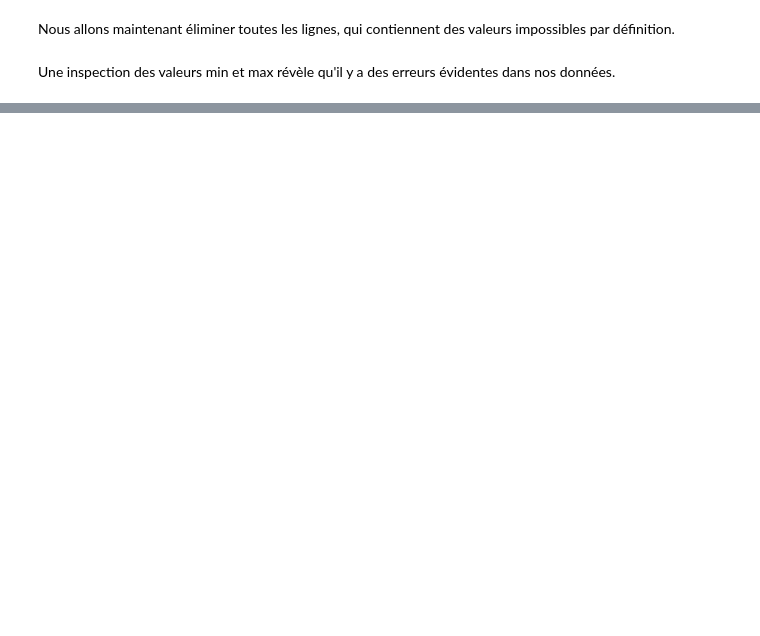
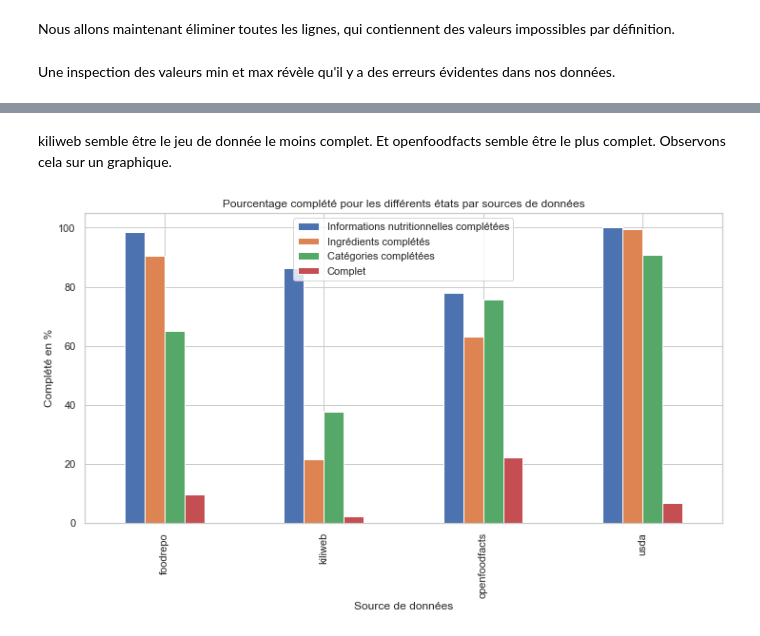
Before and after one commit to Abdess/sante_publique_france, a Jupyter notebook: P3_01_notebook.ipynb, the cells around one changed output, grey strips where cells are left out. Cells and saved outputs as stored; diff of their text form; code cells hidden in the pictures; blank space fills up the shorter version.

```diff
--- a/P3_01_notebook.ipynb
+++ b/P3_01_notebook.ipynb
@@ -828,0 +1001,12 @@ Dans les sections suivantes, nous construirons des sous-ensembles de données d
+# %%
+# 2. Faire une table pivot afin d'avoir
+# une variable pour chaque état individuel.
+# (nous devons réinitialiser l'index et créer
+# une valeur de colonne pour faire pivoter la table)
+df_states.reset_index(inplace=True)
+df_states['values'] = 1
+df_states = df_states.pivot_table(index='code',
+                                  columns='états',
+                                  values='values',
+                                  fill_value=0)
+df_states.head()
@@ -828,0 +1022,7 @@ Dans les sections suivantes, nous construirons des sous-ensembles de données d
+# %%
+# 3. Conserver uniquement les états complétés
+# (supprimer l'état vide et les états contenant "à", "not" et "non")
+columns_to_drop = df_states.columns[df_states.columns.str.contains(
+    r'à|À|not|non')]
+df_states.drop(axis=1, columns=columns_to_drop, inplace=True)
+df_states.head()
@@ -828,0 +1037,3 @@ Dans les sections suivantes, nous construirons des sous-ensembles de données d
+# %%
+# Joindre la variable source
+df_states = df_states.join(df_fr.source, how='inner')
@@ -828,0 +1049,6 @@ Dans les sections suivantes, nous construirons des sous-ensembles de données d
+# %%
+# Proportion en % des observations avec des états complétés par source
+pd.set_option('max_columns', None)
+df_states_prop = df_states.groupby(
+    df_fr.source).agg(lambda x: round(x.sum() / x.shape[0] * 100, 2))
+df_states_prop
@@ -828,0 +1062,17 @@ Dans les sections suivantes, nous construirons des sous-ensembles de données d
+# %% [markdown]
+kiliweb semble être le jeu de donnée le moins complet. Et openfoodfacts semble être le plus complet. Observons cela sur un graphique.
+# %%
+# Dessiner un graphique pour les faits, les ingrédients,
+# les catégories et les états complétés par source.
+df_states_prop.loc[:, [
+    'Informations nutritionnelles complétées', 'Ingrédients complétés',
+    'Catégories complétées', 'Complet'
+]].plot.bar(figsize=(12, 6))
+
+plt.xlabel('Source de données')
+plt.ylabel('Complété en %')
+plt.title(
+    "Pourcentage complété pour les différents états par sources de données")
+plt.show()
+# %% [output]
+[figure, added]
```
Also changed, not shown: parts of 139 cells of this notebook.
